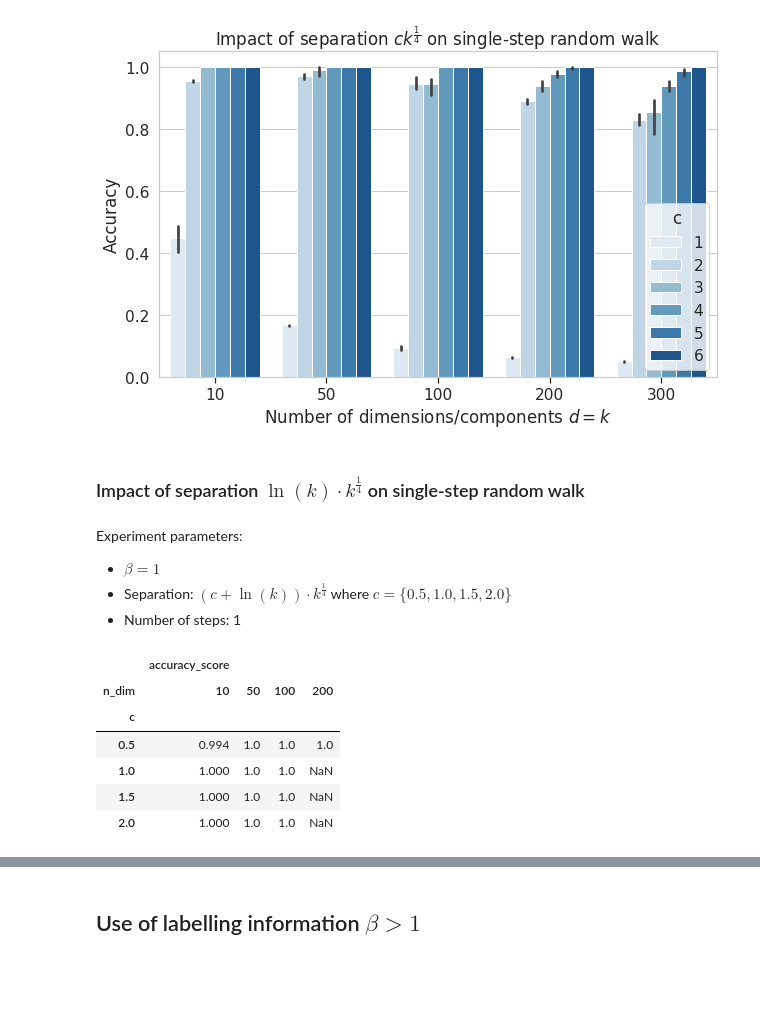
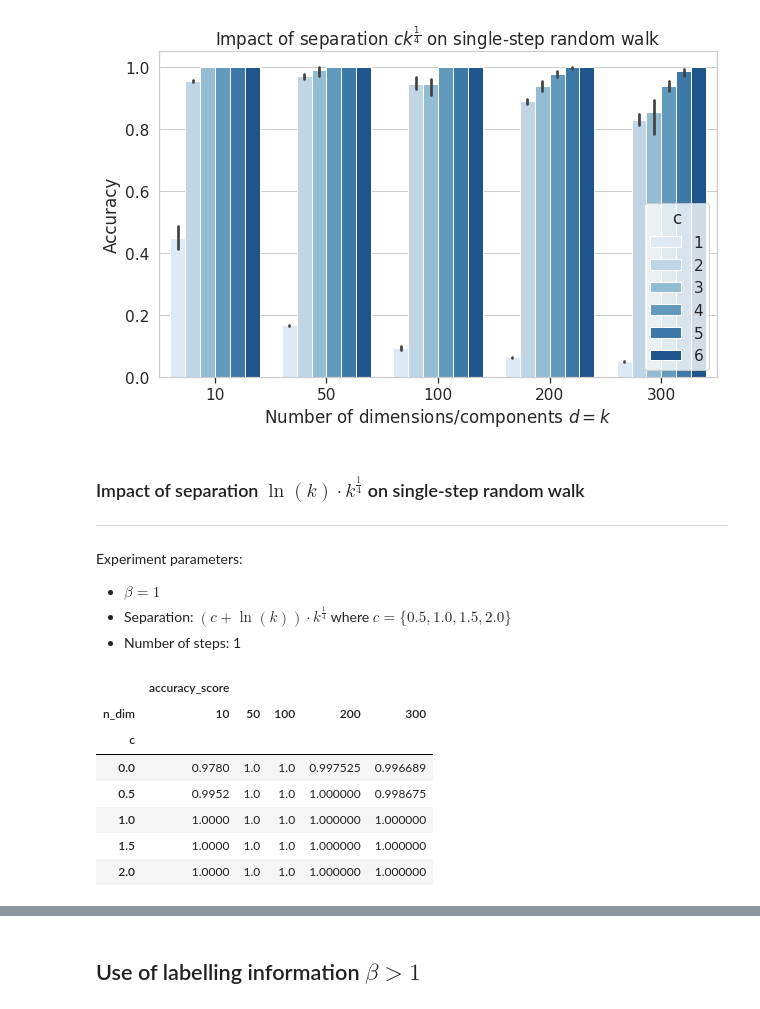
Before and after one commit to sheikhomar/mixture-learning, a Jupyter notebook: notebooks/03-initial-results.ipynb, the cells around one changed output, grey strips where cells are left out. Saved outputs shown, nothing was run; the diff lists cells and outputs as text; code cells hidden in the pictures; blank space fills up the shorter version.

```diff
--- a/notebooks/03-initial-results.ipynb
+++ b/notebooks/03-initial-results.ipynb
@@ -314,6 +316,7 @@ with sns.plotting_context("notebook", font_scale=1.4):
 [figure]
 # %% [markdown]
 ### Impact of separation $\ln(k)\cdot k^{\frac{1}{4}} $ on single-step random walk
+-----
 # %% [markdown]
 Experiment parameters:
 - $\beta = 1$
@@ -322,19 +325,21 @@ Experiment parameters:
 # %%
 f_no_bias_single_step_02 = df_data.experiment_name == "no_bias_single_step_02"
 f_no_bias_single_step_03 = df_data.experiment_name == "no_bias_single_step_03"
-df_ff = df_data[f_no_bias_single_step_02 | f_no_bias_single_step_03].copy()
-df_ff["c"] = df_ff.groupby("n_dim")[["min_distance"]].rank("dense").astype(int) / 2
+f_no_bias_single_step_04 = df_data.experiment_name == "no_bias_single_step_04"
+df_ff = df_data[f_no_bias_single_step_02 | f_no_bias_single_step_03 | f_no_bias_single_step_04].copy()
+df_ff["c"] = df_ff.groupby("n_dim")[["min_distance"]].rank("dense").astype(int) / 2 - 0.5
 
 df_grouped = df_ff.groupby(["n_dim", "c", "min_distance"])[["accuracy_score"]].mean().reset_index()
 df_grouped.pivot(index=["c"], columns=["n_dim"], values=["accuracy_score"])
 # %% [output]
-|  | accuracy_score |  |  |  |
-| n_dim | 10 | 50 | 100 | 200 |
-| c |  |  |  |  |
-| 0.5 | 0.994 | 1.0 | 1.0 | 1.0 |
-| 1.0 | 1.000 | 1.0 | 1.0 | NaN |
-| 1.5 | 1.000 | 1.0 | 1.0 | NaN |
-| 2.0 | 1.000 | 1.0 | 1.0 | NaN |
+|  | accuracy_score |  |  |  |  |
+| n_dim | 10 | 50 | 100 | 200 | 300 |
+| c |  |  |  |  |  |
+| 0.0 | 0.9780 | 1.0 | 1.0 | 0.997525 | 0.996689 |
+| 0.5 | 0.9952 | 1.0 | 1.0 | 1.000000 | 0.998675 |
+| 1.0 | 1.0000 | 1.0 | 1.0 | 1.000000 | 1.000000 |
+| 1.5 | 1.0000 | 1.0 | 1.0 | 1.000000 | 1.000000 |
+| 2.0 | 1.0000 | 1.0 | 1.0 | 1.000000 | 1.000000 |
 # %%
 with sns.plotting_context("notebook", font_scale=1.4):
     fig, ax = plt.subplots(figsize=(10, 6))
```
Also changed, not shown: parts of 19 cells of this notebook.
